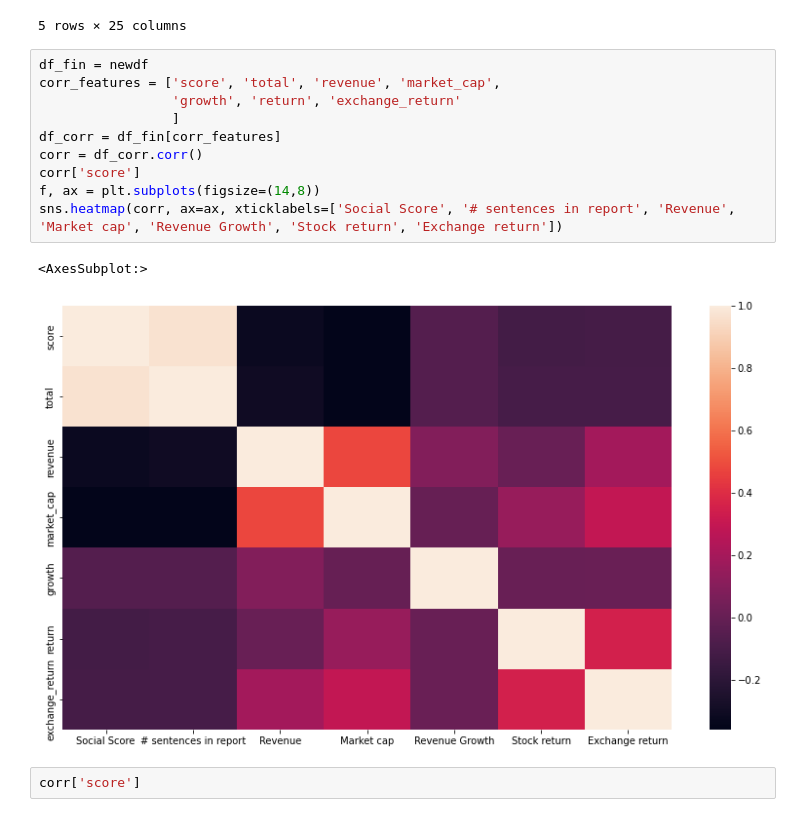
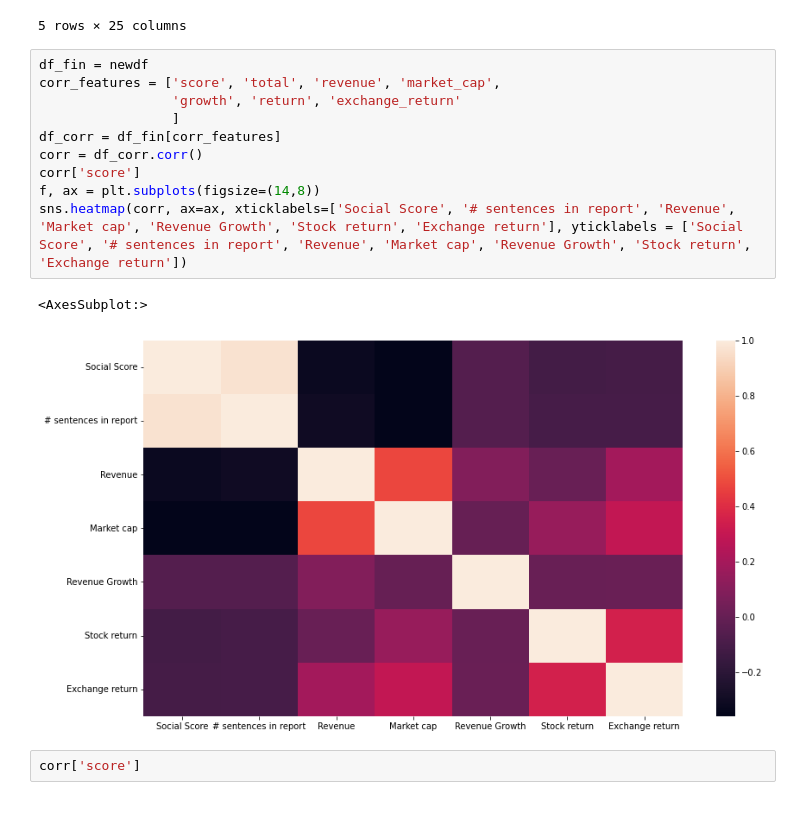
Before and after one commit to benjaminrike1/social_score, a Jupyter notebook: panel_data.ipynb, the cells around one changed output. Drawn from its saved outputs; the diff is of its cells as text.

```diff
--- a/panel_data.ipynb
+++ b/panel_data.ipynb
@@ -136,16 +136,16 @@ newdf.head(5)
 # %%
 df_fin = newdf
 corr_features = ['score', 'total', 'revenue', 'market_cap',
                  'growth', 'return', 'exchange_return'
                  ]
 df_corr = df_fin[corr_features]
 corr = df_corr.corr()
 corr['score']
 f, ax = plt.subplots(figsize=(14,8))
-sns.heatmap(corr, ax=ax, xticklabels=['Social Score', '# sentences in report', 'Revenue', 'Market cap', 'Revenue Growth', 'Stock return', 'Exchange return'])
+sns.heatmap(corr, ax=ax, xticklabels=['Social Score', '# sentences in report', 'Revenue', 'Market cap', 'Revenue Growth', 'Stock return', 'Exchange return'], yticklabels = ['Social Score', '# sentences in report', 'Revenue', 'Market cap', 'Revenue Growth', 'Stock return', 'Exchange return'])
 # %% [output]
 <AxesSubplot:>
-[figure, old version]
+[figure, new version]
 # %%
 corr['score']
 # %% [output]
```
Also changed, not shown: parts of 2 cells of this notebook, 1 other file.
